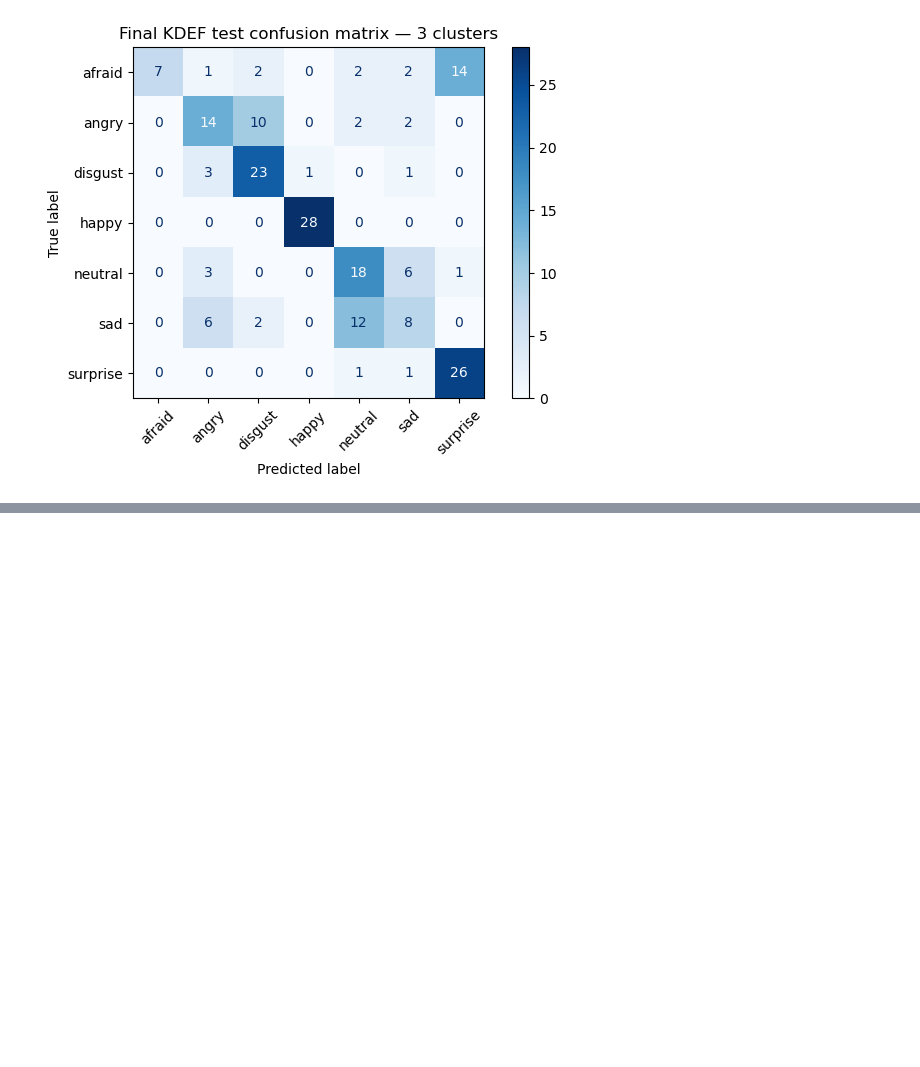
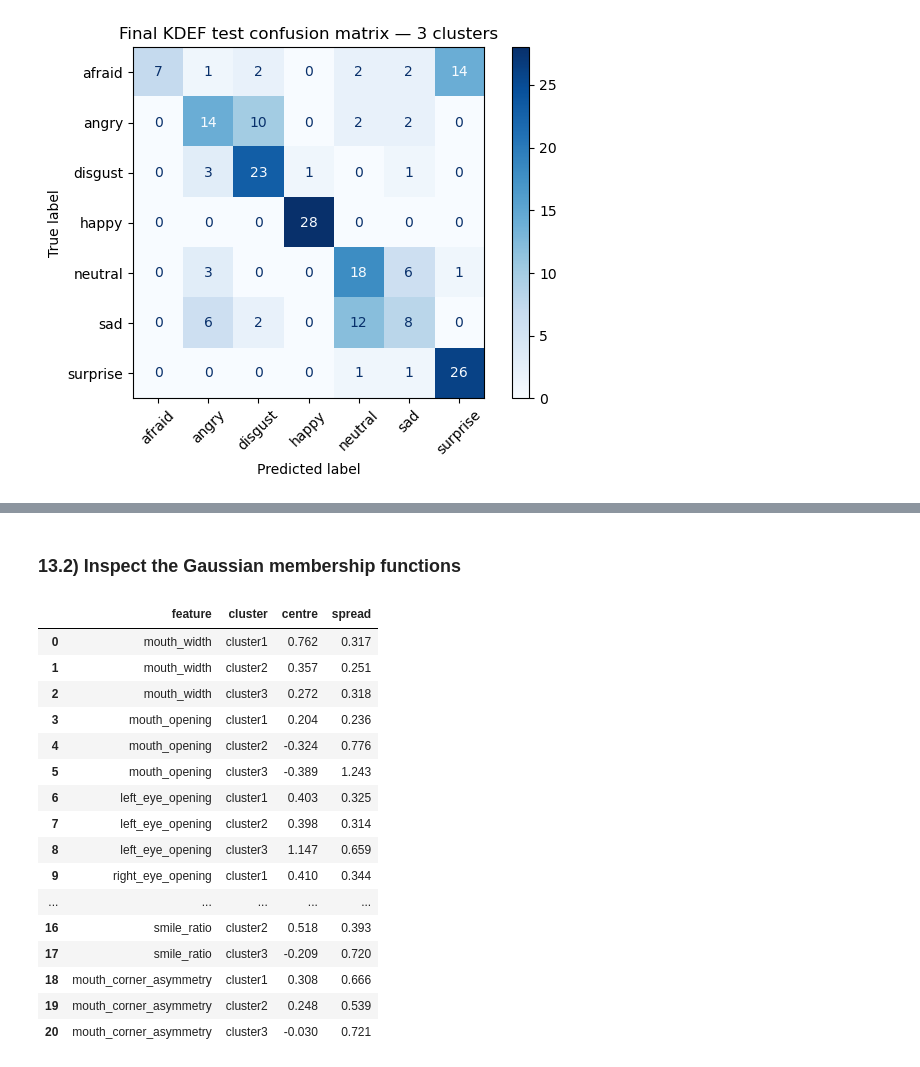
Before and after one commit to thesuacar/ml-emotionalrecognition, a Jupyter notebook: notebooks/phase5_fuzzy_kdef.ipynb, the cells around one changed output, grey strips where cells are left out. Drawn from its saved outputs; the diff is of its cells as text; code cells hidden in the pictures; blank space fills up the shorter version.

```diff
--- a/notebooks/phase5_fuzzy_kdef.ipynb
+++ b/notebooks/phase5_fuzzy_kdef.ipynb
@@ -957,0 +1027,61 @@ weighted avg       0.66      0.63      0.61       196
+# %% [markdown]
+### 13.2) Inspect the Gaussian membership functions
+# %%
+
+# Read membership functions for the selected emotion.
+rule_path = (
+    OUT / "pyfume_work" / "final"
+    / f"{FINAL_CLUSTERS}_clusters"
+    / emotion_to_review / "Simpful_code.py"
+)
+
+source = rule_path.read_text()
+
+gaussians = {}
+
+for set_id, centre, spread, cluster in re.findall(
+    r"FS_(\d+)\s*=\s*FuzzySet\(function=Gaussian_MF\("
+    r"([-+\d.eE]+),\s*([-+\d.eE]+)\),\s*term='([^']+)'\)",
+    source
+):
+    gaussians[f"FS_{set_id}"] = (
+        cluster, float(centre), float(spread)
+    )
+
+membership_rows = []
+
+for feature, set_names in re.findall(
+    r"MF_(\w+)\s*=\s*LinguisticVariable\(\[([^\]]*)\]",
+    source
+):
+    for set_name in re.findall(r"FS_\d+", set_names):
+        cluster, centre, spread = gaussians[set_name]
+
+        membership_rows.append({
+            "feature": feature,
+            "cluster": cluster,
+            "centre": centre,
+            "spread": spread
+        })
+
+membership_df = pd.DataFrame(membership_rows)
+
+display(membership_df.round(3))
+# %% [output]
+|  | feature | cluster | centre | spread |
+| 0 | mouth_width | cluster1 | 0.762 | 0.317 |
+| 1 | mouth_width | cluster2 | 0.357 | 0.251 |
+| 2 | mouth_width | cluster3 | 0.272 | 0.318 |
+| 3 | mouth_opening | cluster1 | 0.204 | 0.236 |
+| 4 | mouth_opening | cluster2 | -0.324 | 0.776 |
+| 5 | mouth_opening | cluster3 | -0.389 | 1.243 |
+| 6 | left_eye_opening | cluster1 | 0.403 | 0.325 |
+| 7 | left_eye_opening | cluster2 | 0.398 | 0.314 |
+| 8 | left_eye_opening | cluster3 | 1.147 | 0.659 |
+| 9 | right_eye_opening | cluster1 | 0.410 | 0.344 |
+| ... | ... | ... | ... | ... |
+| 16 | smile_ratio | cluster2 | 0.518 | 0.393 |
+| 17 | smile_ratio | cluster3 | -0.209 | 0.720 |
+| 18 | mouth_corner_asymmetry | cluster1 | 0.308 | 0.666 |
+| 19 | mouth_corner_asymmetry | cluster2 | 0.248 | 0.539 |
+| 20 | mouth_corner_asymmetry | cluster3 | -0.030 | 0.721 |
```
Also changed, not shown: parts of 15 cells of this notebook, 1 other file.
